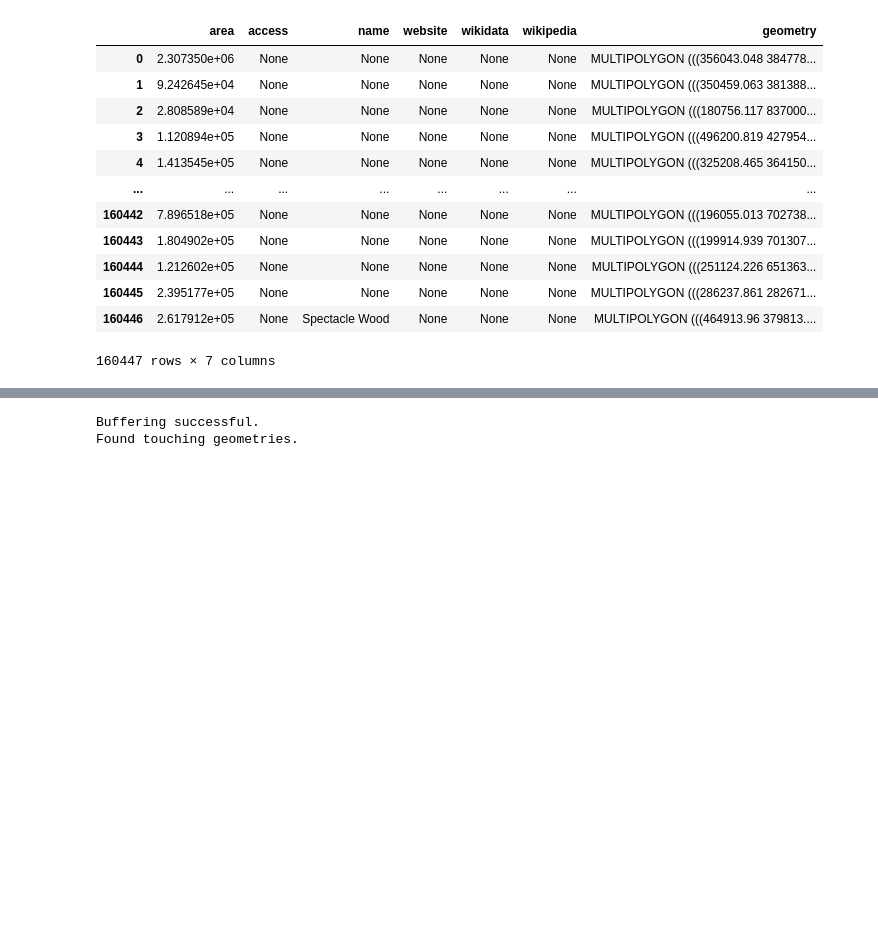
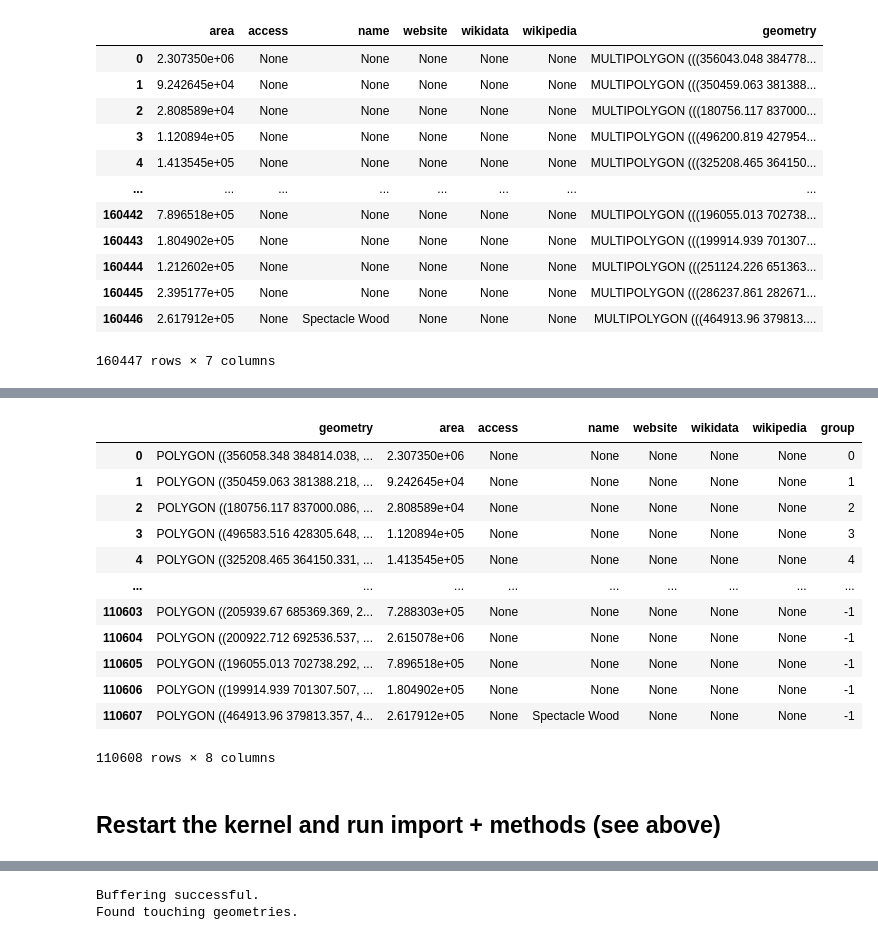
Before and after one commit to a-saveleva/casa_0003_group_project, a Jupyter notebook: data/natural_assets_dataset/joining.ipynb, the cells around one changed output, grey strips where cells are left out. Saved outputs shown, nothing was run; the diff lists cells and outputs as text; code cells hidden in the pictures; blank space fills up the shorter version.

Commit message:
added first page

```diff
--- a/data/natural_assets_dataset/joining.ipynb
+++ b/data/natural_assets_dataset/joining.ipynb
@@ -380,0 +382,16 @@ Intersecting iter: 23
+# %%
+first_second_batches_copy
+# %% [output]
+|  | geometry | area | access | name | website | wikidata | wikipedia | group |
+| 0 | POLYGON ((356058.348 384814.038, ... | 2.307350e+06 | None | None | None | None | None | 0 |
+| 1 | POLYGON ((350459.063 381388.218, ... | 9.242645e+04 | None | None | None | None | None | 1 |
+| 2 | POLYGON ((180756.117 837000.086, ... | 2.808589e+04 | None | None | None | None | None | 2 |
+| 3 | POLYGON ((496583.516 428305.648, ... | 1.120894e+05 | None | None | None | None | None | 3 |
+| 4 | POLYGON ((325208.465 364150.331, ... | 1.413545e+05 | None | None | None | None | None | 4 |
+| ... | ... | ... | ... | ... | ... | ... | ... | ... |
+| 110603 | POLYGON ((205939.67 685369.369, 2... | 7.288303e+05 | None | None | None | None | None | -1 |
+| 110604 | POLYGON ((200922.712 692536.537, ... | 2.615078e+06 | None | None | None | None | None | -1 |
+| 110605 | POLYGON ((196055.013 702738.292, ... | 7.896518e+05 | None | None | None | None | None | -1 |
+| 110606 | POLYGON ((199914.939 701307.507, ... | 1.804902e+05 | None | None | None | None | None | -1 |
+| 110607 | POLYGON ((464913.96 379813.357, 4... | 2.617912e+05 | None | Spectacle Wood | None | None | None | -1 |
+110608 rows × 8 columns
@@ -380,0 +400,2 @@ Intersecting iter: 23
+# %% [markdown]
+## Restart the kernel and run import + methods (see above)
```
Also changed, not shown: parts of 21 cells of this notebook, 9 other files.
